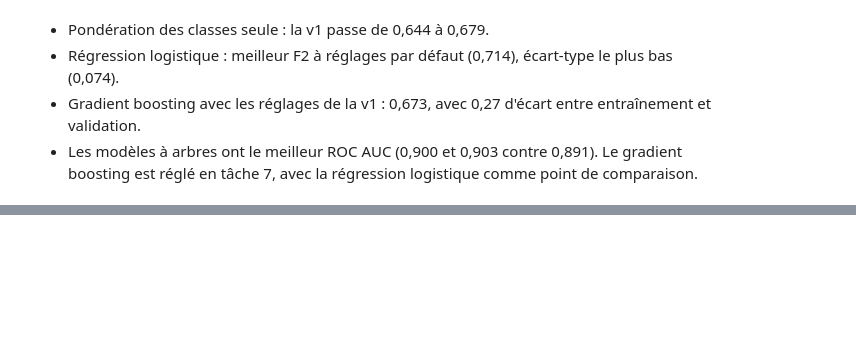
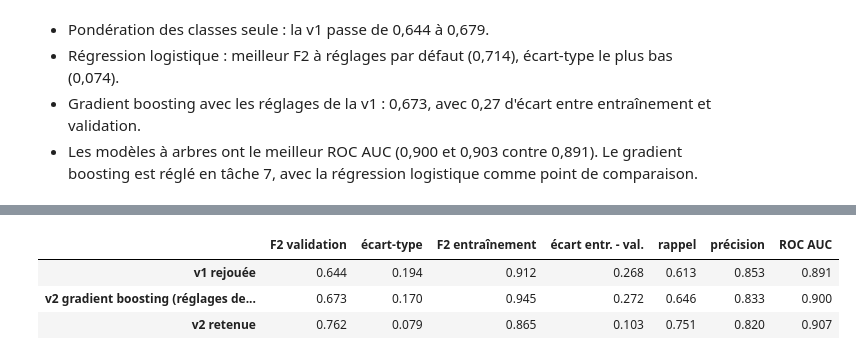
Before and after one commit to sojenorg/M1-B1-annulation-v2-wassim, a Jupyter notebook: notebooks/02_modelisation.ipynb, the cells around one changed output, grey strips where cells are left out. Drawn from its saved outputs; the diff is of its cells as text; code cells hidden in the pictures; blank space fills up the shorter version.

```diff
--- a/notebooks/02_modelisation.ipynb
+++ b/notebooks/02_modelisation.ipynb
@@ -363,0 +465,9 @@ tableau("v1 rejouée", "v1 rejouée + pondération des classes", *familles)
+# %%
+valider("v2 retenue", build_pipeline(), X_train)
+comparaison = ["v1 rejouée", "v2 gradient boosting (réglages de la v1)", "v2 retenue"]
+tableau(*comparaison)
+# %% [output]
+|  | F2 validation | écart-type | F2 entraînement | écart entr. - val. | rappel | précision | ROC AUC |
+| v1 rejouée | 0.644 | 0.194 | 0.912 | 0.268 | 0.613 | 0.853 | 0.891 |
+| v2 gradient boosting (réglages de... | 0.673 | 0.170 | 0.945 | 0.272 | 0.646 | 0.833 | 0.900 |
+| v2 retenue | 0.762 | 0.079 | 0.865 | 0.103 | 0.751 | 0.820 | 0.907 |
```
Also changed, not shown: parts of 15 cells of this notebook, 1 other file.
